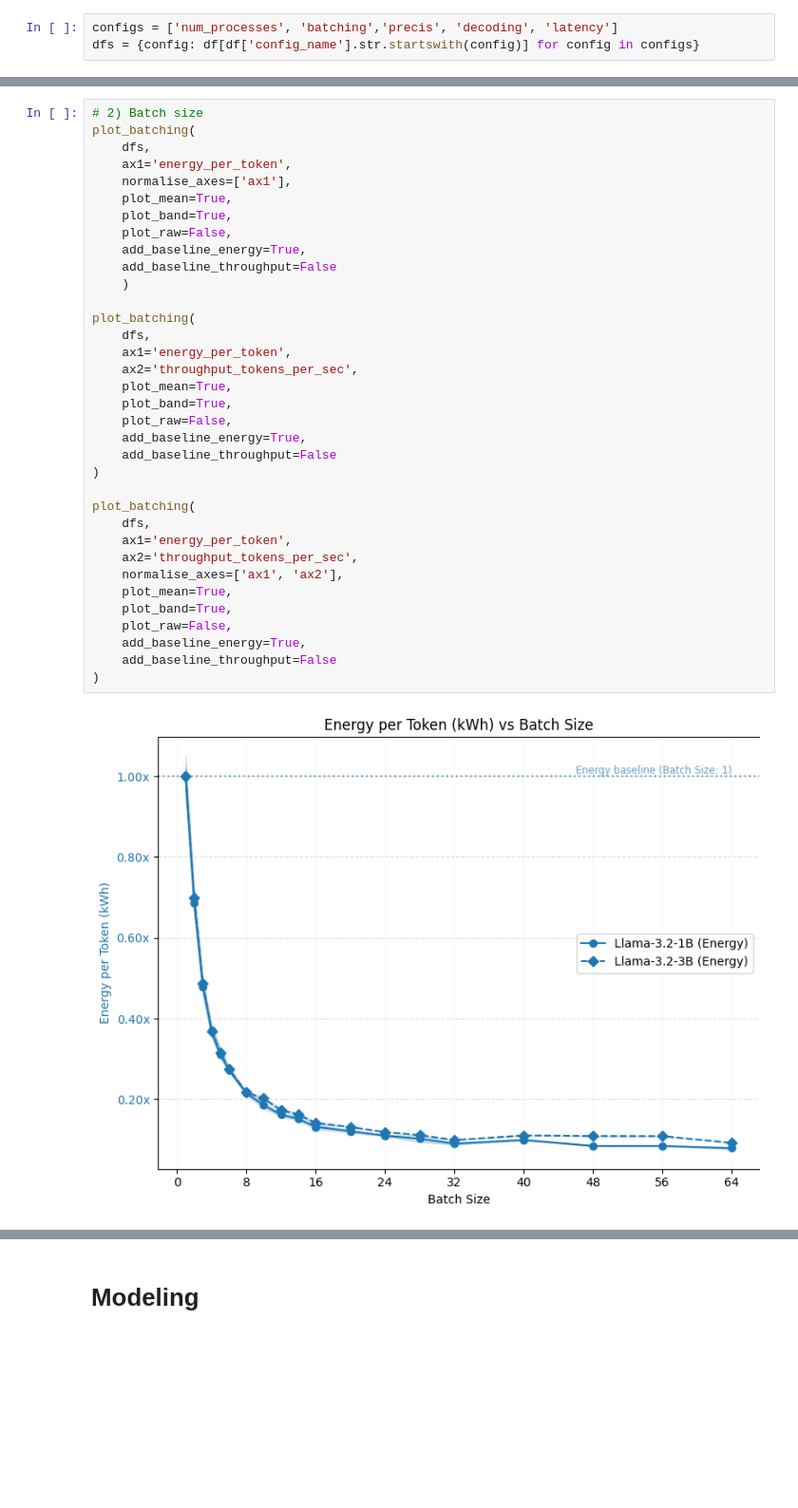
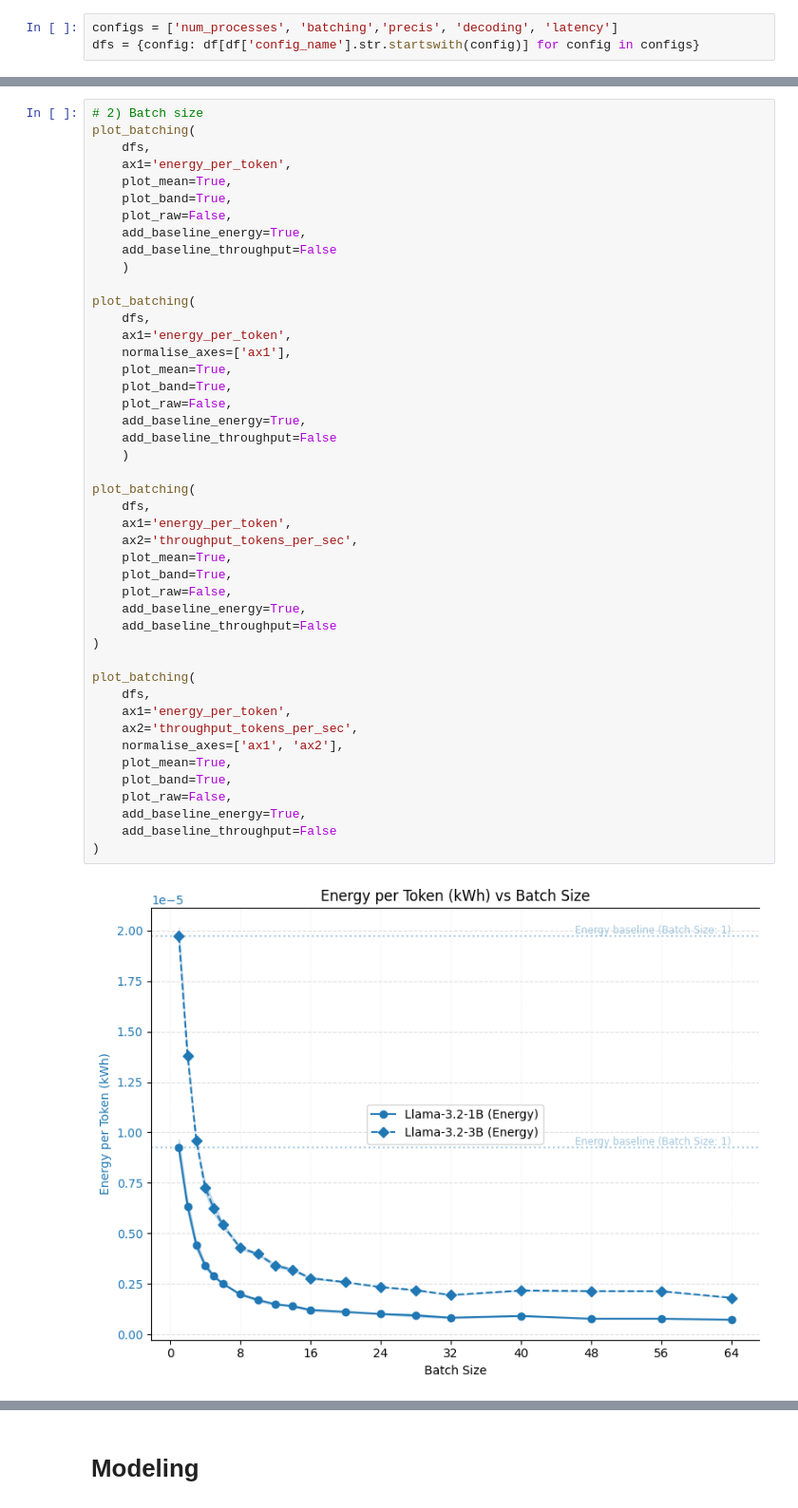
Before and after one commit to henrycgbaker/thesis_analysis, a Jupyter notebook: analysis_controlled_exp_multiple_runs.ipynb, the cells around one changed output, grey strips where cells are left out. Shown at 95% size. Drawn from its saved outputs; the diff is of its cells as text; blank space fills up the shorter version.

```diff
--- a/analysis_controlled_exp_multiple_runs.ipynb
+++ b/analysis_controlled_exp_multiple_runs.ipynb
@@ -139,5 +165,15 @@ plot_num_processes(
 # %%
 # 2) Batch size
+plot_batching(
+    dfs,
+    ax1='energy_per_token',
+    plot_mean=True,
+    plot_band=True,
+    plot_raw=False,
+    add_baseline_energy=True,
+    add_baseline_throughput=False
+    )
+
 plot_batching(
     dfs,
     ax1='energy_per_token',
@@ -145,31 +181,31 @@ plot_batching(
     plot_mean=True,
     plot_band=True,
     plot_raw=False,
     add_baseline_energy=True,
     add_baseline_throughput=False
     )
 
 plot_batching(
     dfs,
     ax1='energy_per_token',
     ax2='throughput_tokens_per_sec',
     plot_mean=True,
     plot_band=True,
     plot_raw=False,
     add_baseline_energy=True,
     add_baseline_throughput=False
 )
 
 plot_batching(
     dfs,
     ax1='energy_per_token',
     ax2='throughput_tokens_per_sec',
     normalise_axes=['ax1', 'ax2'],
     plot_mean=True,
     plot_band=True,
     plot_raw=False,
     add_baseline_energy=True,
     add_baseline_throughput=False
 )
 # %% [output]
-[figure, old version]
+[figure, new version]
```
Also changed, not shown: parts of 11 cells of this notebook, 6 other files.
